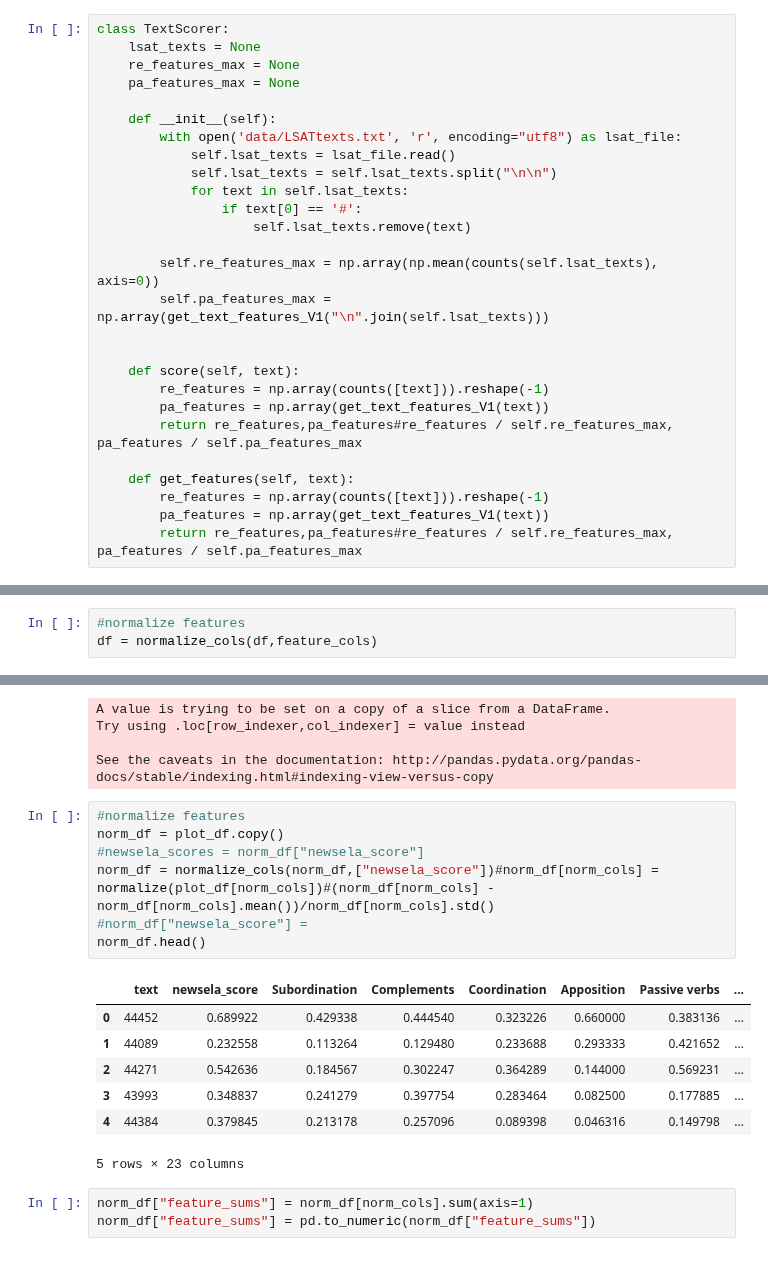
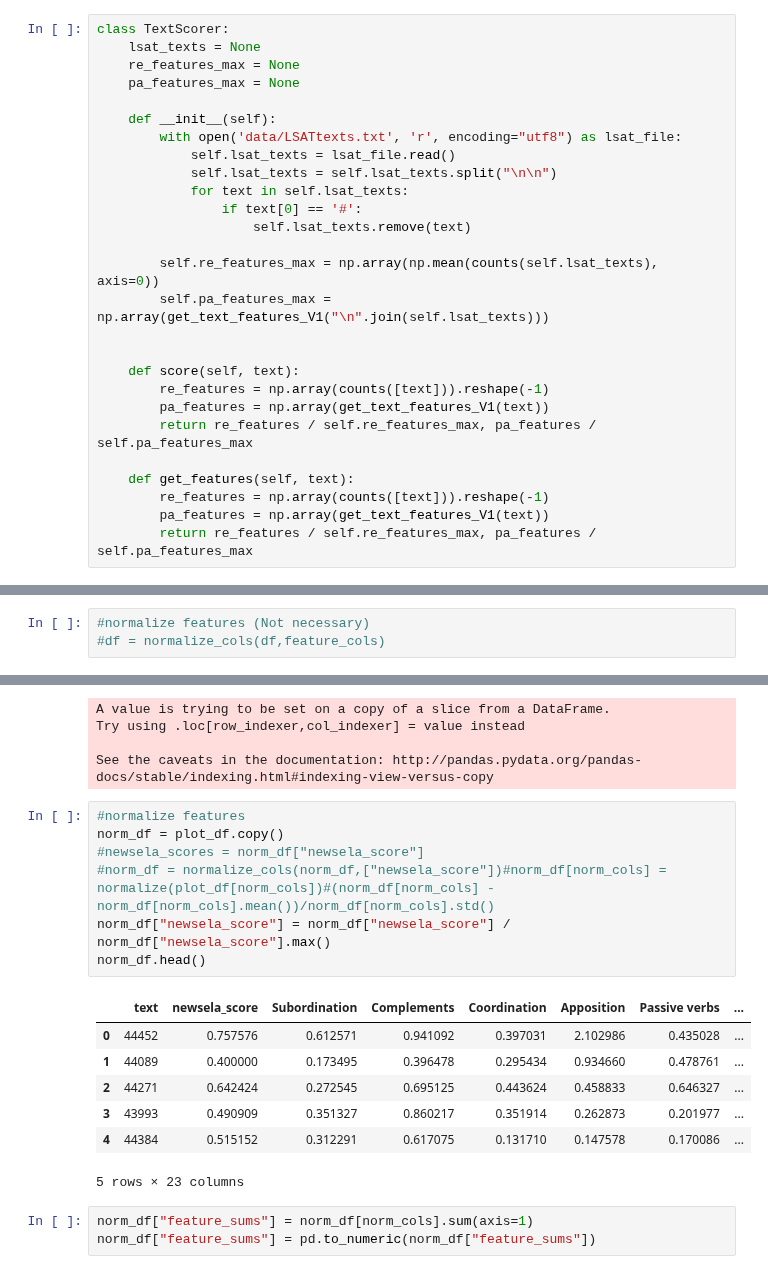
Before and after one commit to PaulOpu/TS_LossFunction, a Jupyter notebook: code/Opuchlich_FeatureRegression.ipynb, the cells around one changed output, grey strips where cells are left out. Cells and saved outputs as stored; diff of their text form.

```diff
--- a/code/Opuchlich_FeatureRegression.ipynb
+++ b/code/Opuchlich_FeatureRegression.ipynb
@@ -37,12 +37,12 @@ class TextScorer:
     def score(self, text):
         re_features = np.array(counts([text])).reshape(-1)
         pa_features = np.array(get_text_features_V1(text))
-        return re_features,pa_features#re_features / self.re_features_max, pa_features / self.pa_features_max
+        return re_features / self.re_features_max, pa_features / self.pa_features_max
 
     def get_features(self, text):
         re_features = np.array(counts([text])).reshape(-1)
         pa_features = np.array(get_text_features_V1(text))
-        return re_features,pa_features#re_features / self.re_features_max, pa_features / self.pa_features_max
+        return re_features / self.re_features_max, pa_features / self.pa_features_max
 # %%
 ts = TextScorer()
 # %%
@@ -110,8 +110,8 @@ df.head()
 # %%
 feature_cols = df.columns[2:]
 # %%
-#normalize features
-df = normalize_cols(df,feature_cols)
+#normalize features (Not necessary)
+#df = normalize_cols(df,feature_cols)
 # %% [markdown]
 ### Add ElSAT Text to file
 # %%
@@ -174,17 +167,17 @@ See the caveats in the documentation: http://pandas.pydata.org/pandas-docs/stabl
 # %%
 #normalize features
 norm_df = plot_df.copy()
 #newsela_scores = norm_df["newsela_score"]
-norm_df = normalize_cols(norm_df,["newsela_score"])#norm_df[norm_cols] = normalize(plot_df[norm_cols])#(norm_df[norm_cols] - norm_df[norm_cols].mean())/norm_df[norm_cols].std()
-#norm_df["newsela_score"] =
+#norm_df = normalize_cols(norm_df,["newsela_score"])#norm_df[norm_cols] = normalize(plot_df[norm_cols])#(norm_df[norm_cols] - norm_df[norm_cols].mean())/norm_df[norm_cols].std()
+norm_df["newsela_score"] = norm_df["newsela_score"] / norm_df["newsela_score"].max()
 norm_df.head()
 # %% [output]
 |  | text | newsela_score | Subordination | Complements | Coordination | Apposition | Passive verbs | ... |
-| 0 | 44452 | 0.689922 | 0.429338 | 0.444540 | 0.323226 | 0.660000 | 0.383136 | ... |
-| 1 | 44089 | 0.232558 | 0.113264 | 0.129480 | 0.233688 | 0.293333 | 0.421652 | ... |
-| 2 | 44271 | 0.542636 | 0.184567 | 0.302247 | 0.364289 | 0.144000 | 0.569231 | ... |
-| 3 | 43993 | 0.348837 | 0.241279 | 0.397754 | 0.283464 | 0.082500 | 0.177885 | ... |
-| 4 | 44384 | 0.379845 | 0.213178 | 0.257096 | 0.089398 | 0.046316 | 0.149798 | ... |
+| 0 | 44452 | 0.757576 | 0.612571 | 0.941092 | 0.397031 | 2.102986 | 0.435028 | ... |
+| 1 | 44089 | 0.400000 | 0.173495 | 0.396478 | 0.295434 | 0.934660 | 0.478761 | ... |
+| 2 | 44271 | 0.642424 | 0.272545 | 0.695125 | 0.443624 | 0.458833 | 0.646327 | ... |
+| 3 | 43993 | 0.490909 | 0.351327 | 0.860217 | 0.351914 | 0.262873 | 0.201977 | ... |
+| 4 | 44384 | 0.515152 | 0.312291 | 0.617075 | 0.131710 | 0.147578 | 0.170086 | ... |
 5 rows × 23 columns
 # %%
 norm_df["feature_sums"] = norm_df[norm_cols].sum(axis=1)
```
Also changed, not shown: parts of 25 cells of this notebook, 3 other files.
